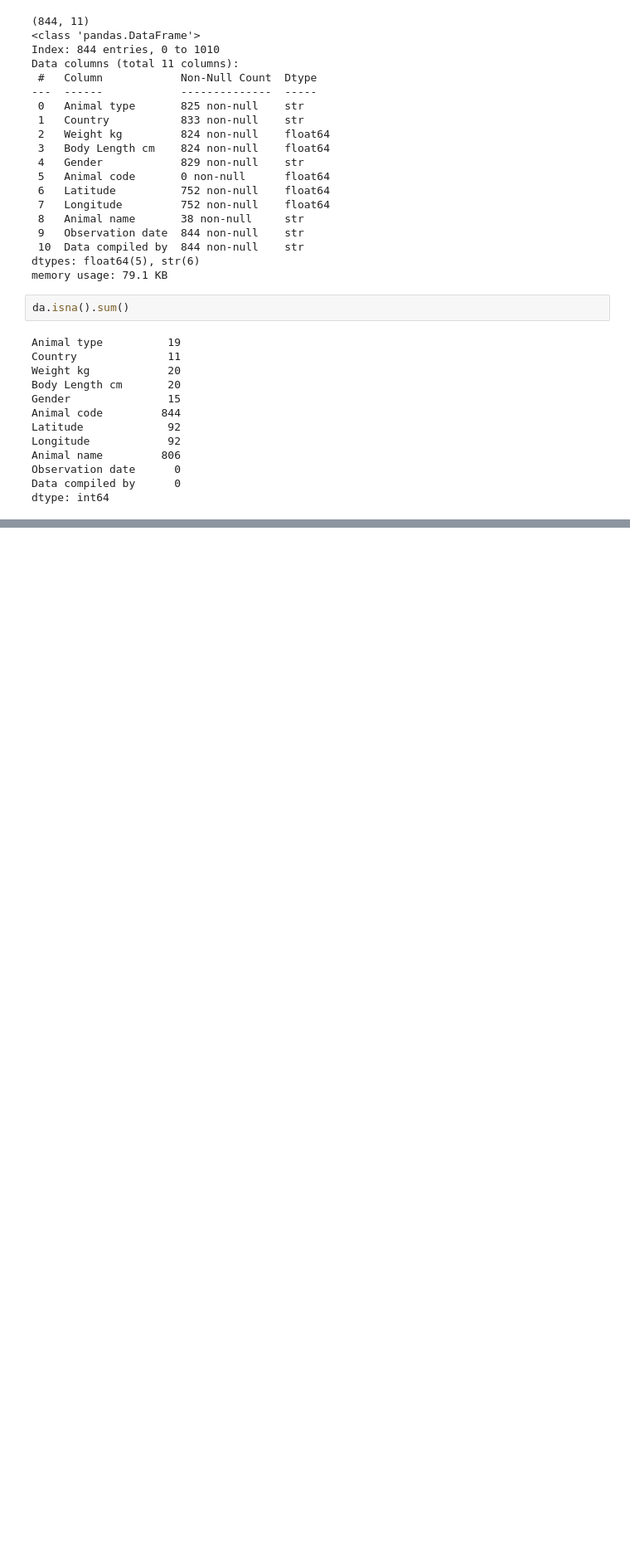
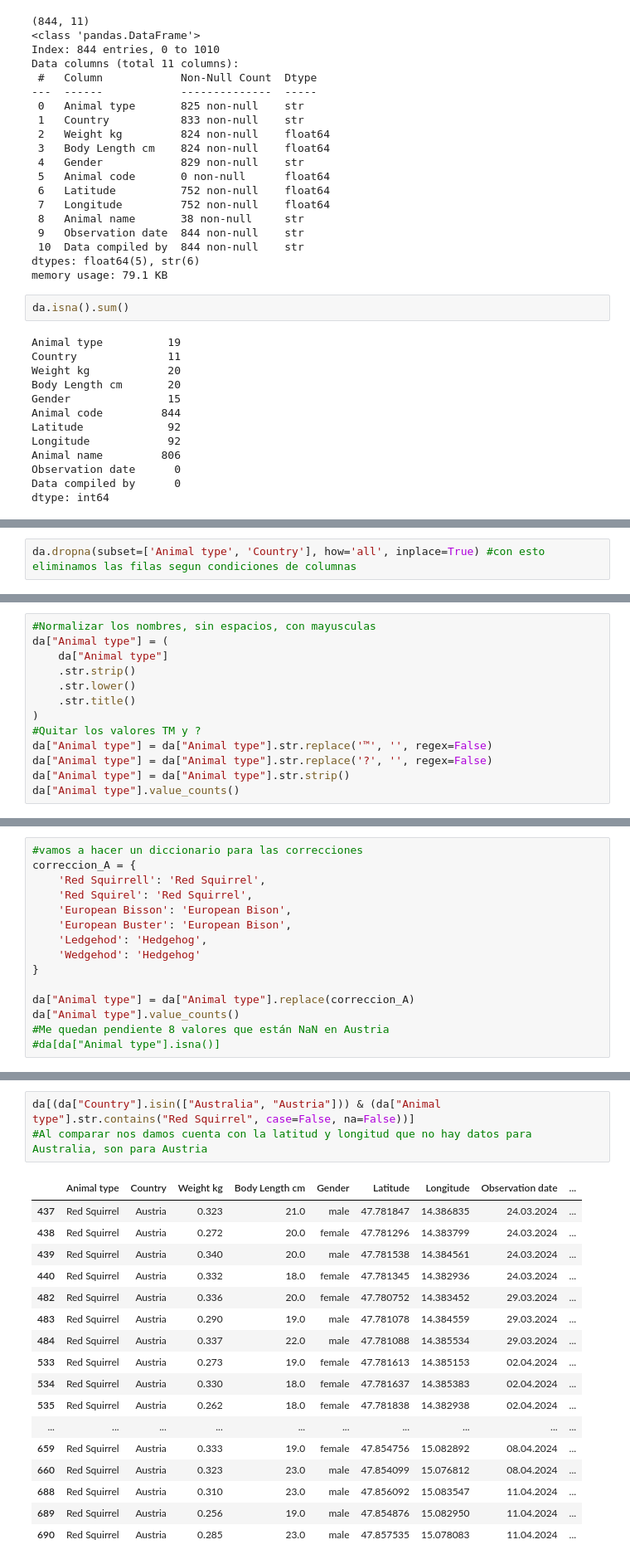
Before and after one commit to maria-romerol/Entregables-BIT-MariaRomero, a Jupyter notebook: Actividad 2 Entregable/Entregable2.ipynb, the cells around one changed output, grey strips where cells are left out. Shown at 83% size. Drawn from its saved outputs; the diff is of its cells as text; blank space fills up the shorter version.

```diff
--- a/Actividad 2 Entregable/Entregable2.ipynb
+++ b/Actividad 2 Entregable/Entregable2.ipynb
@@ -166,0 +169,2 @@ dtype: int64
+# %%
+da.dropna(subset=['Animal type', 'Country'], how='all', inplace=True) #con esto eliminamos las filas segun condiciones de columnas
@@ -166,0 +207,13 @@ dtype: int64
+# %%
+#Normalizar los nombres, sin espacios, con mayusculas
+da["Animal type"] = (
+    da["Animal type"]
+    .str.strip()
+    .str.lower()
+    .str.title()
+)
+#Quitar los valores TM y ?
+da["Animal type"] = da["Animal type"].str.replace('™', '', regex=False)
+da["Animal type"] = da["Animal type"].str.replace('?', '', regex=False)
+da["Animal type"] = da["Animal type"].str.strip()
+da["Animal type"].value_counts()
@@ -166,0 +233,15 @@ dtype: int64
+# %%
+#vamos a hacer un diccionario para las correcciones
+correccion_A = {
+    'Red Squirrell': 'Red Squirrel',
+    'Red Squirel': 'Red Squirrel',
+    'European Bisson': 'European Bison',
+    'European Buster': 'European Bison',
+    'Ledgehod': 'Hedgehog',
+    'Wedgehod': 'Hedgehog'
+}
+
+da["Animal type"] = da["Animal type"].replace(correccion_A)
+da["Animal type"].value_counts()
+#Me quedan pendiente 8 valores que están NaN en Austria
+#da[da["Animal type"].isna()]
@@ -166,0 +255,21 @@ dtype: int64
+# %%
+da[(da["Country"].isin(["Australia", "Austria"])) & (da["Animal type"].str.contains("Red Squirrel", case=False, na=False))]
+#Al comparar nos damos cuenta con la latitud y longitud que no hay datos para Australia, son para Austria
+# %% [output]
+|  | Animal type | Country | Weight kg | Body Length cm | Gender | Latitude | Longitude | Observation date | ... |
+| 437 | Red Squirrel | Austria | 0.323 | 21.0 | male | 47.781847 | 14.386835 | 24.03.2024 | ... |
+| 438 | Red Squirrel | Austria | 0.272 | 20.0 | female | 47.781296 | 14.383799 | 24.03.2024 | ... |
+| 439 | Red Squirrel | Austria | 0.340 | 20.0 | male | 47.781538 | 14.384561 | 24.03.2024 | ... |
+| 440 | Red Squirrel | Austria | 0.332 | 18.0 | female | 47.781345 | 14.382936 | 24.03.2024 | ... |
+| 482 | Red Squirrel | Austria | 0.336 | 20.0 | female | 47.780752 | 14.383452 | 29.03.2024 | ... |
+| 483 | Red Squirrel | Austria | 0.290 | 19.0 | male | 47.781078 | 14.384559 | 29.03.2024 | ... |
+| 484 | Red Squirrel | Austria | 0.337 | 22.0 | male | 47.781088 | 14.385534 | 29.03.2024 | ... |
+| 533 | Red Squirrel | Austria | 0.273 | 19.0 | female | 47.781613 | 14.385153 | 02.04.2024 | ... |
+| 534 | Red Squirrel | Austria | 0.330 | 18.0 | female | 47.781637 | 14.385383 | 02.04.2024 | ... |
+| 535 | Red Squirrel | Austria | 0.262 | 18.0 | female | 47.781838 | 14.382938 | 02.04.2024 | ... |
+| ... | ... | ... | ... | ... | ... | ... | ... | ... | ... |
+| 659 | Red Squirrel | Austria | 0.333 | 19.0 | female | 47.854756 | 15.082892 | 08.04.2024 | ... |
+| 660 | Red Squirrel | Austria | 0.323 | 23.0 | male | 47.854099 | 15.076812 | 08.04.2024 | ... |
+| 688 | Red Squirrel | Austria | 0.310 | 23.0 | male | 47.856092 | 15.083547 | 11.04.2024 | ... |
+| 689 | Red Squirrel | Austria | 0.256 | 19.0 | male | 47.854876 | 15.082950 | 11.04.2024 | ... |
+| 690 | Red Squirrel | Austria | 0.285 | 23.0 | male | 47.857535 | 15.078083 | 11.04.2024 | ... |
```
Also changed, not shown: parts of 28 cells of this notebook.
